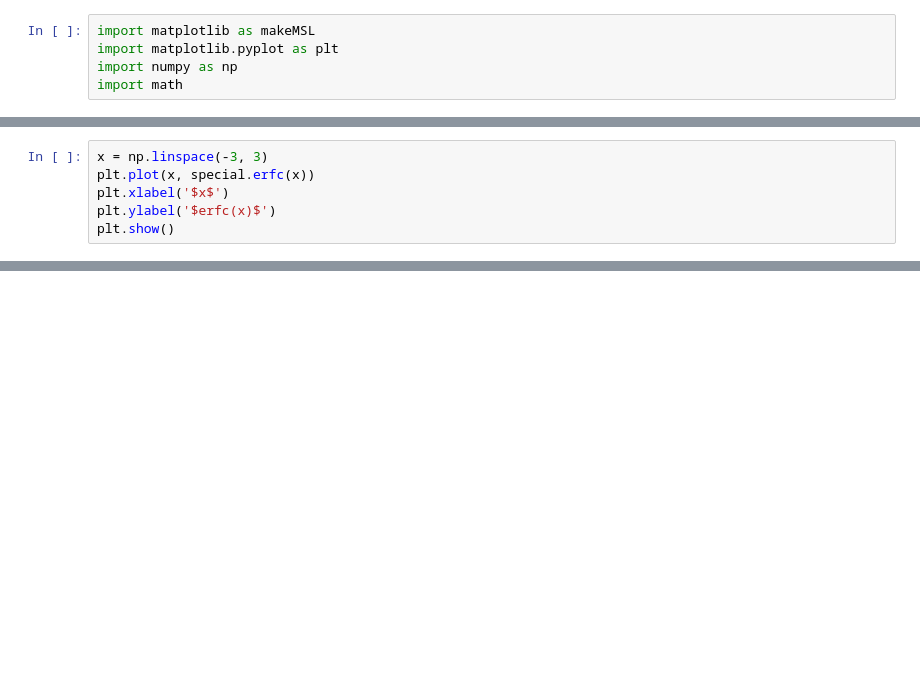
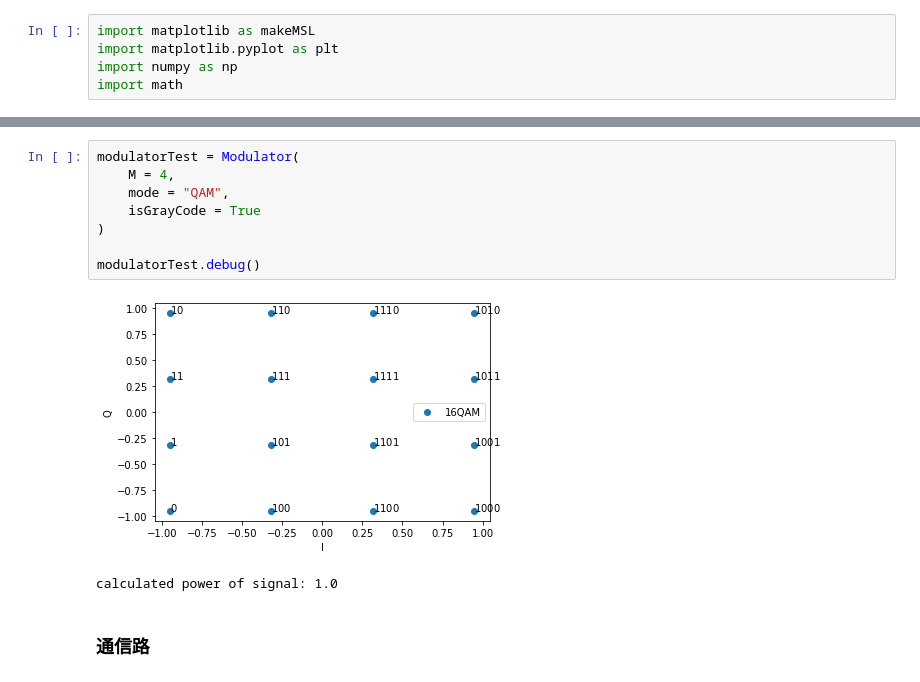
Before and after one commit to mikoshibaa/IntroductionToWirelessCommunicationSimulation, a Jupyter notebook: 03 QPSK QAM/3_QPSK_QAM.ipynb, the cells around one changed output, grey strips where cells are left out. Cells and saved outputs as stored; diff of their text form; blank space fills up the shorter version.

```diff
--- a/03 QPSK QAM/3_QPSK_QAM.ipynb
+++ b/03 QPSK QAM/3_QPSK_QAM.ipynb
@@ -20,6 +22,0 @@ from scipy import special
-# %%
-x = np.linspace(-3, 3)
-plt.plot(x, special.erfc(x))
-plt.xlabel('$x$')
-plt.ylabel('$erfc(x)$')
-plt.show()
@@ -1209,0 +283,13 @@ plt.show()
+# %%
+modulatorTest = Modulator(
+    M = 4,
+    mode = "QAM",
+    isGrayCode = True
+)
+
+modulatorTest.debug()
+# %% [output]
+[figure, added]
+calculated power of signal: 1.0
+# %% [markdown]
+### 通信路
```
Also changed, not shown: parts of 227 cells of this notebook, 17 other files.
